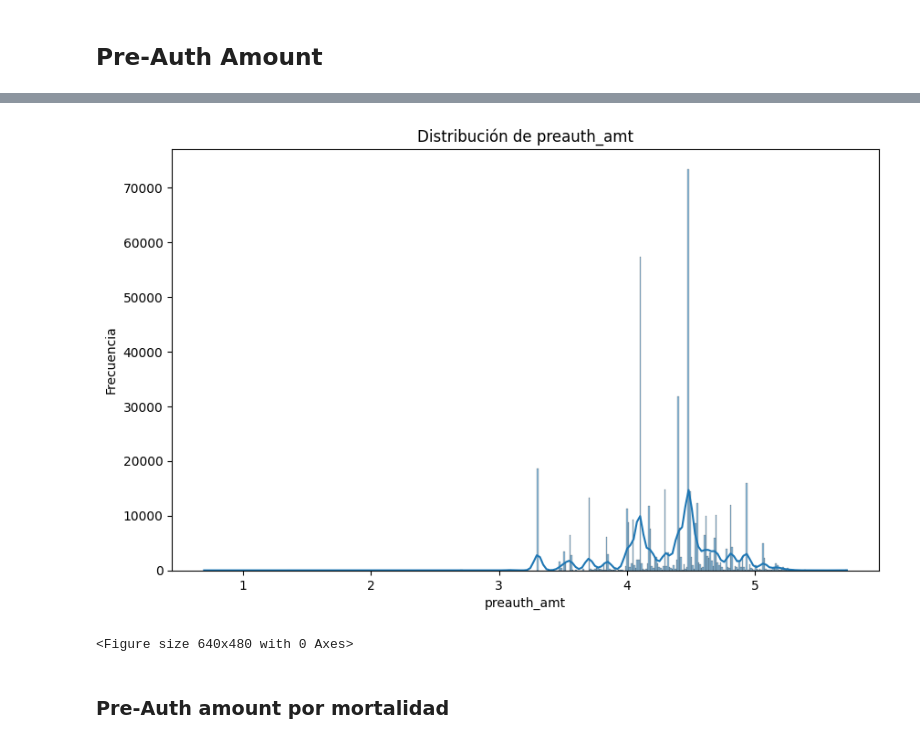
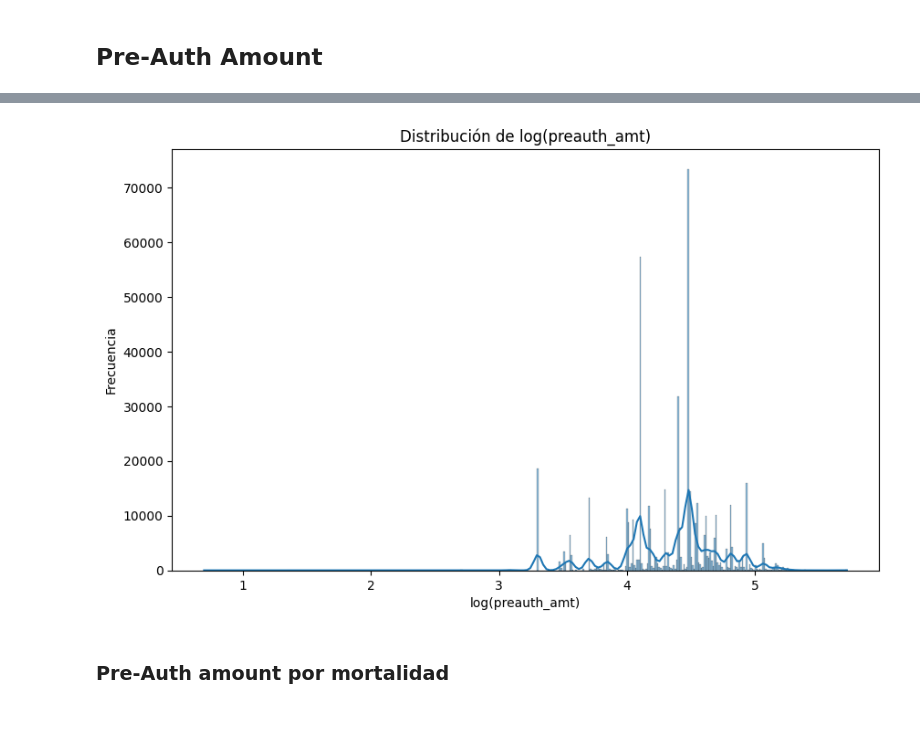
Before and after one commit to thomas-sagredo/NTR-Arogyaseva-analysis, a Jupyter notebook: notebooks/03_exploración.ipynb, the cells around one changed output, grey strips where cells are left out. Drawn from its saved outputs; the diff is of its cells as text; code cells hidden in the pictures.

```diff
--- a/notebooks/03_exploración.ipynb
+++ b/notebooks/03_exploración.ipynb
@@ -397,14 +390,13 @@ mortality_no = df[df["mortality"] == 0]
 # %%
 plt.figure(figsize=(10, 6))
 sns.histplot(df, x="log_preauth_amt", kde=True)
-plt.title("Distribución de preauth_amt")
-plt.xlabel("preauth_amt")
+plt.title("Distribución de log(preauth_amt)")
+plt.xlabel("log(preauth_amt)")
 plt.ylabel("Frecuencia")
+plt.savefig("figures/08_distribucion_log_preauth_amt.png", bbox_inches="tight")
 plt.show()
-plt.savefig("figures/08_distribucion_log_preauth_amt.png", bbox_inches="tight")
 # %% [output]
-[figure, old version]
+[figure, new version]
-<Figure size 640x480 with 0 Axes>
 # %% [markdown]
 ### Pre-Auth amount por mortalidad
 # %%
```
Also changed, not shown: parts of 8 cells of this notebook, 9 other files.
